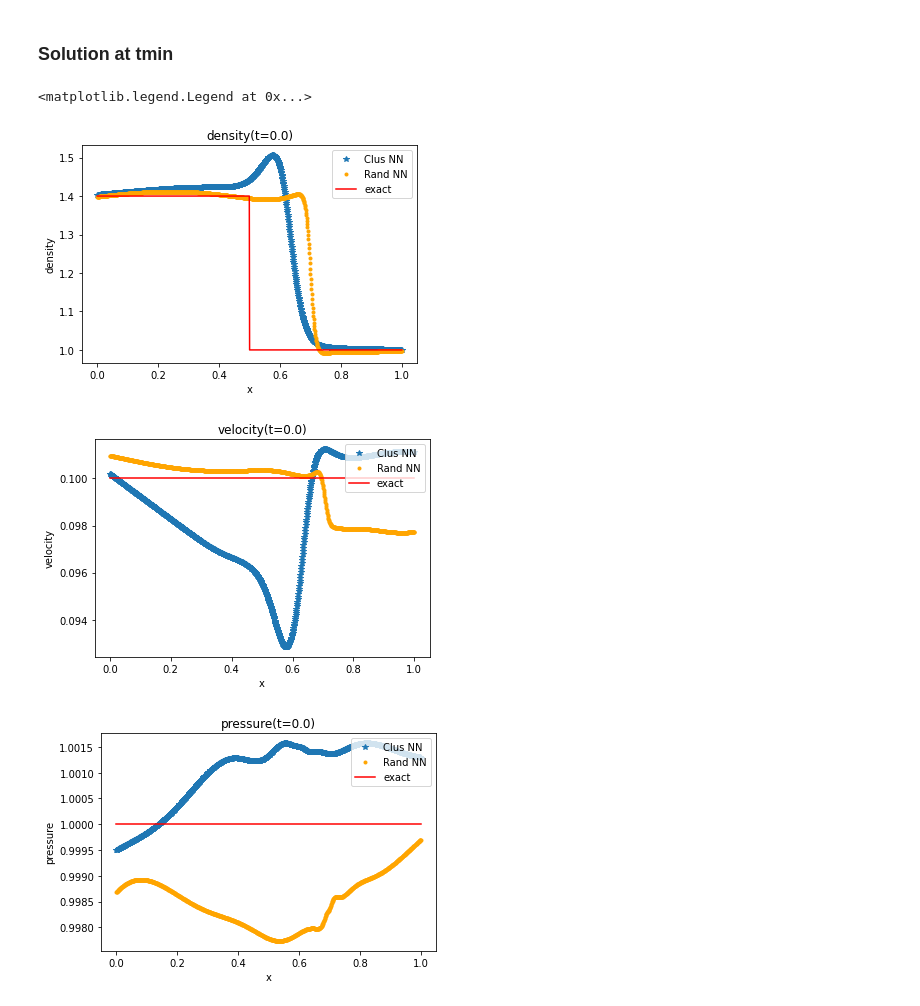
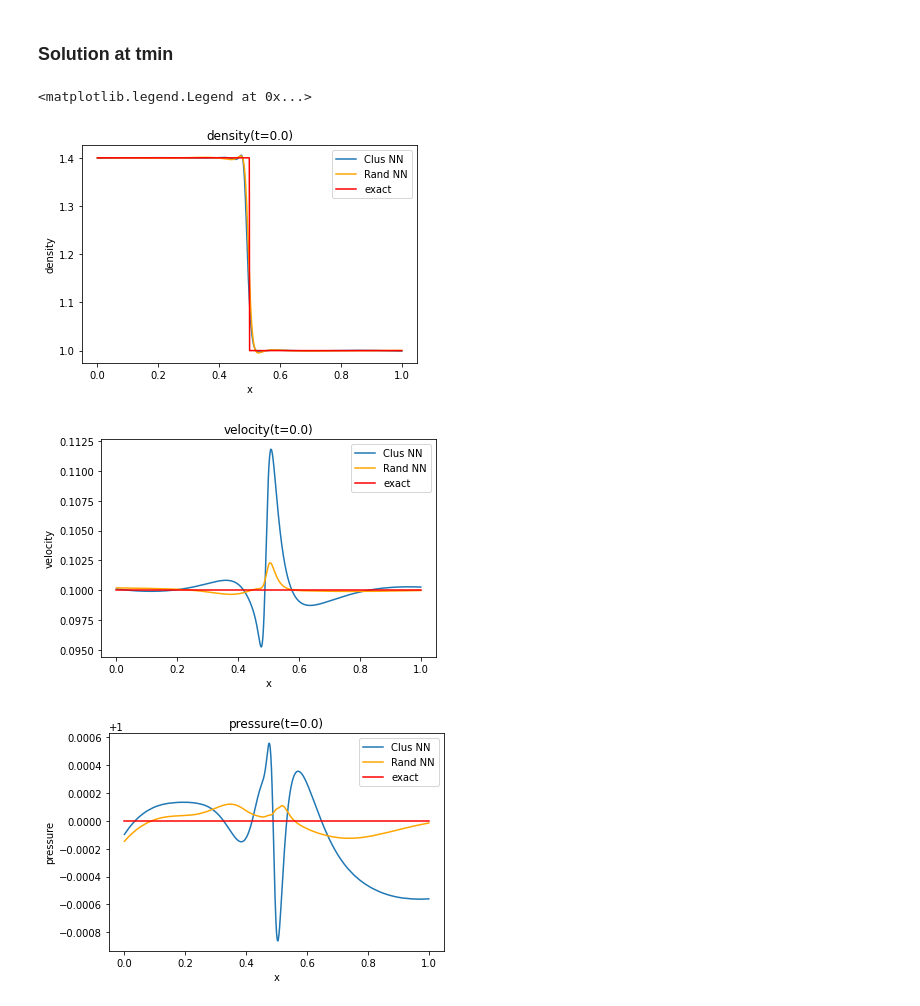
Before and after one commit to caizihuahua/Reading_Material, a Jupyter notebook: notebook/ex1.ipynb, the cells around one changed output. Drawn from its saved outputs; the diff is of its cells as text; code cells hidden in the pictures.

```diff
--- a/notebook/ex1.ipynb
+++ b/notebook/ex1.ipynb
@@ -178,7 +178,7 @@ b_init = "zeros"
 act = "tanh"
 
 lr = tf.keras.optimizers.schedules.CosineDecay(
-    initial_learning_rate = 1e-3,
+    initial_learning_rate = 8e-3,
     decay_steps = epoch,
     alpha = 1e-2
 )
@@ -543,33 +543,33 @@ ax3.legend(loc="upper right")
 # %%
 fig1,ax1 = plt.subplots(1)
 ax1.set_title(f"density(t={tmin})")
 ax1.set_xlabel('x')
 ax1.set_ylabel('density')
-ax1.plot(x[:,0],density_clus[-1],"*",label="Clus NN")
-ax1.plot(x[:,0],density_rand[-1],"o",color="orange",label="Rand NN",markersize=3)
+ax1.plot(x[:,0],density_clus[0],label="Clus NN")
+ax1.plot(x[:,0],density_rand[0],color="orange",label="Rand NN",markersize=3)
 yy = np.array([1.4 if tmp<0.5+0.1*tmin else 1.0 for tmp in x[:,0]])
 ax1.plot(x[:,0],yy,color="r",label='exact')
 ax1.legend(loc="upper right")
 
 fig2,ax2 = plt.subplots(1)
 ax2.set_title(f"velocity(t={tmin})")
 ax2.set_xlabel('x')
 ax2.set_ylabel('velocity')
-ax2.plot(x[:,0],velocity_clus[-1],"*",label="Clus NN")
-ax2.plot(x[:,0],velocity_rand[-1],"o",color="orange",label="Rand NN",markersize=3)
+ax2.plot(x[:,0],velocity_clus[0],label="Clus NN")
+ax2.plot(x[:,0],velocity_rand[0],color="orange",label="Rand NN",markersize=3)
 ax2.plot(x[:,0],np.ones(len(x[:,0]))*0.1,color="r",label="exact")
 ax2.legend(loc="upper right")
 
 fig3,ax3 = plt.subplots(1)
 ax3.set_title(f"pressure(t={tmin})")
 ax3.set_xlabel('x')
 ax3.set_ylabel('pressure')
-ax3.plot(x[:,0],pressure_clus[-1],"*",label="Clus NN")
-ax3.plot(x[:,0],pressure_rand[-1],"o",color="orange",label="Rand NN",markersize=3)
+ax3.plot(x[:,0],pressure_clus[0],label="Clus NN")
+ax3.plot(x[:,0],pressure_rand[0],color="orange",label="Rand NN",markersize=3)
 ax3.plot(x[:,0],np.ones(len(x[:,0])),color="r",label="exact")
 ax3.legend(loc="upper right")
 # %% [output]
 <matplotlib.legend.Legend at 0x...>
-[figure, old version]
+[figure, new version]
-[figure, old version]
+[figure, new version]
-[figure, old version]
+[figure, new version]
```
Also changed, not shown: parts of 9 cells of this notebook.
